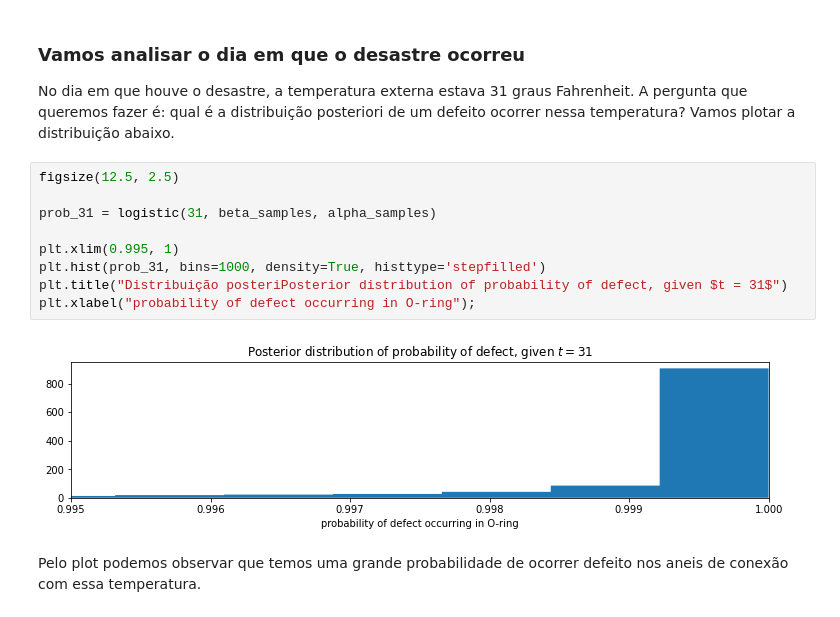
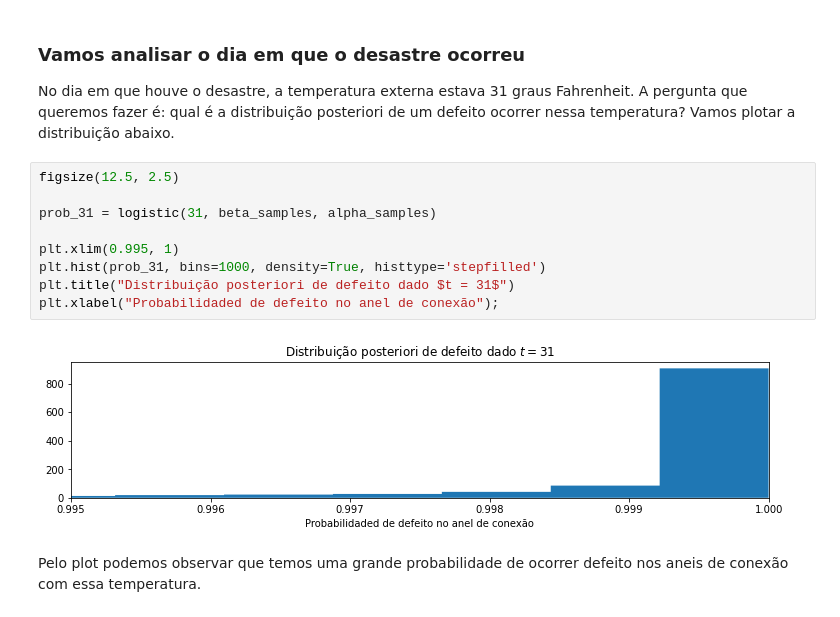
Before and after one commit to jmcabreira-zz/Bayesian-Modeling, a Jupyter notebook: modelagem_de_falha/modelagem de falha .ipynb, the cells around one changed output. Drawn from its saved outputs; the diff is of its cells as text.

Commit message:
refact: translate plot title

```diff
--- a/modelagem_de_falha/modelagem de falha .ipynb
+++ b/modelagem_de_falha/modelagem de falha .ipynb
@@ -248,13 +248,13 @@ No dia em que houve o desastre, a temperatura externa estava 31 graus Fahrenheit
 # %%
 figsize(12.5, 2.5)
 
 prob_31 = logistic(31, beta_samples, alpha_samples)
 
 plt.xlim(0.995, 1)
 plt.hist(prob_31, bins=1000, density=True, histtype='stepfilled')
-plt.title("Distribuição posteriPosterior distribution of probability of defect, given $t = 31$")
-plt.xlabel("probability of defect occurring in O-ring");
+plt.title("Distribuição posteriori de defeito dado $t = 31$")
+plt.xlabel("Probabilidaded de defeito no anel de conexão");
 # %% [output]
-[figure, old version]
+[figure, new version]
 # %% [markdown]
 Pelo plot podemos observar que temos uma grande probabilidade de ocorrer defeito nos aneis de conexão com essa temperatura.
```
